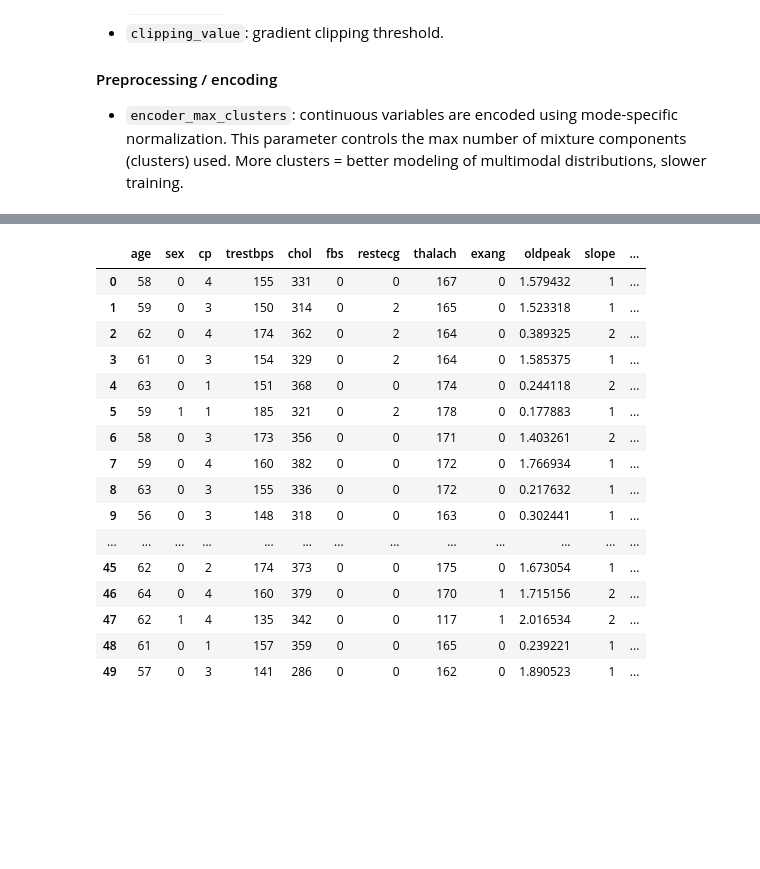
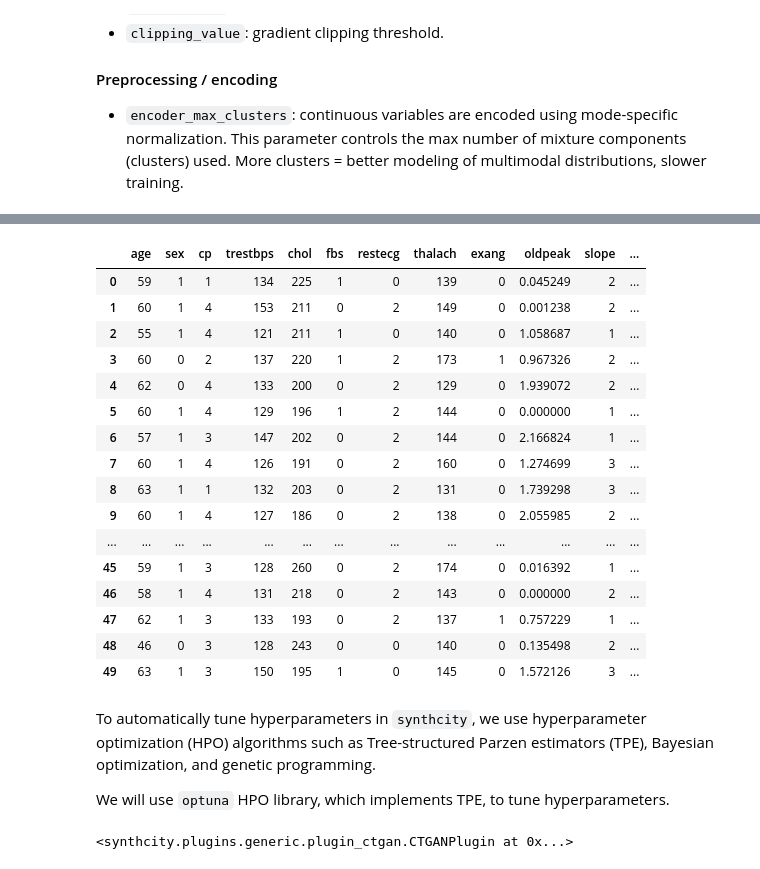
Before and after one commit to georgelepsaya/synth_tab_health_data, a Jupyter notebook: synth_data.ipynb, the cells around one changed output, grey strips where cells are left out. Drawn from its saved outputs; the diff is of its cells as text; code cells hidden in the pictures; blank space fills up the shorter version.

Commit message:
Tuning CTGAN

```diff
--- a/synth_data.ipynb
+++ b/synth_data.ipynb
@@ -277,0 +280,8 @@ Most parameters of the plugin describe architectures or training loop of Generat
+# %%
+import optuna
+from synthcity.utils.optuna_sample import suggest_all
+
+trial = optuna.create_study().ask()
+params = suggest_all(trial, plugin_cls.hyperparameter_space())
+# params["n_iter"] = 100 # speed up
+params
@@ -278,3 +325,12 @@ Most parameters of the plugin describe architectures or training loop of Generat
 # %%
-plugin.fit(X)
+from synthcity.benchmark import Benchmarks
+
+plugin = plugin_cls(**params).fit(train_loader)
+report = Benchmarks.evaluate(
+    [("trial", "ctgan", params)],
+    train_loader, # Benchmarks.evaluate will split out a validation set
+    repeats=1,
+    # metrics={"detection": ["detection_mlp"]} # Delete this to include all metrics
+)
+report["trial"]
 # %% [output]
@@ -281,0 +422,9 @@ plugin.fit(X)
+# %%
+from optuna.visualization import (plot_contour,
+                                  plot_edf,
+                                  plot_optimization_history,
+                                  plot_parallel_coordinate,
+                                  plot_param_importances,
+                                  plot_slice)
+
+plot_optimization_history(study)
@@ -281,0 +468,10 @@ plugin.fit(X)
+# %%
+best_params = study.best_params
+report = Benchmarks.evaluate(
+    [("test", "ctgan", best_params)],
+    train_loader,
+    test_loader,
+    repeats=1,
+    # metrics={"detection": ["detection_mlp", "detection_xgb"]},
+)
+Benchmarks.print(report)
@@ -282,20 +518,28 @@ plugin.fit(X)
 # %%
-plugin.generate(50)
+plugin.generate(50, **best_params)
 # %% [output]
 |  | age | sex | cp | trestbps | chol | fbs | restecg | thalach | exang | oldpeak | slope | ... |
-| 0 | 58 | 0 | 4 | 155 | 331 | 0 | 0 | 167 | 0 | 1.579432 | 1 | ... |
-| 1 | 59 | 0 | 3 | 150 | 314 | 0 | 2 | 165 | 0 | 1.523318 | 1 | ... |
-| 2 | 62 | 0 | 4 | 174 | 362 | 0 | 2 | 164 | 0 | 0.389325 | 2 | ... |
-| 3 | 61 | 0 | 3 | 154 | 329 | 0 | 2 | 164 | 0 | 1.585375 | 1 | ... |
-| 4 | 63 | 0 | 1 | 151 | 368 | 0 | 0 | 174 | 0 | 0.244118 | 2 | ... |
-| 5 | 59 | 1 | 1 | 185 | 321 | 0 | 2 | 178 | 0 | 0.177883 | 1 | ... |
-| 6 | 58 | 0 | 3 | 173 | 356 | 0 | 0 | 171 | 0 | 1.403261 | 2 | ... |
-| 7 | 59 | 0 | 4 | 160 | 382 | 0 | 0 | 172 | 0 | 1.766934 | 1 | ... |
-| 8 | 63 | 0 | 3 | 155 | 336 | 0 | 0 | 172 | 0 | 0.217632 | 1 | ... |
-| 9 | 56 | 0 | 3 | 148 | 318 | 0 | 0 | 163 | 0 | 0.302441 | 1 | ... |
+| 0 | 59 | 1 | 1 | 134 | 225 | 1 | 0 | 139 | 0 | 0.045249 | 2 | ... |
+| 1 | 60 | 1 | 4 | 153 | 211 | 0 | 2 | 149 | 0 | 0.001238 | 2 | ... |
+| 2 | 55 | 1 | 4 | 121 | 211 | 1 | 0 | 140 | 0 | 1.058687 | 1 | ... |
+| 3 | 60 | 0 | 2 | 137 | 220 | 1 | 2 | 173 | 1 | 0.967326 | 2 | ... |
+| 4 | 62 | 0 | 4 | 133 | 200 | 0 | 2 | 129 | 0 | 1.939072 | 2 | ... |
+| 5 | 60 | 1 | 4 | 129 | 196 | 1 | 2 | 144 | 0 | 0.000000 | 1 | ... |
+| 6 | 57 | 1 | 3 | 147 | 202 | 0 | 2 | 144 | 0 | 2.166824 | 1 | ... |
+| 7 | 60 | 1 | 4 | 126 | 191 | 0 | 2 | 160 | 0 | 1.274699 | 3 | ... |
+| 8 | 63 | 1 | 1 | 132 | 203 | 0 | 2 | 131 | 0 | 1.739298 | 3 | ... |
+| 9 | 60 | 1 | 4 | 127 | 186 | 0 | 2 | 138 | 0 | 2.055985 | 2 | ... |
 | ... | ... | ... | ... | ... | ... | ... | ... | ... | ... | ... | ... | ... |
-| 45 | 62 | 0 | 2 | 174 | 373 | 0 | 0 | 175 | 0 | 1.673054 | 1 | ... |
-| 46 | 64 | 0 | 4 | 160 | 379 | 0 | 0 | 170 | 1 | 1.715156 | 2 | ... |
-| 47 | 62 | 1 | 4 | 135 | 342 | 0 | 0 | 117 | 1 | 2.016534 | 2 | ... |
-| 48 | 61 | 0 | 1 | 157 | 359 | 0 | 0 | 165 | 0 | 0.239221 | 1 | ... |
-| 49 | 57 | 0 | 3 | 141 | 286 | 0 | 0 | 162 | 0 | 1.890523 | 1 | ... |
+| 45 | 59 | 1 | 3 | 128 | 260 | 0 | 2 | 174 | 0 | 0.016392 | 1 | ... |
+| 46 | 58 | 1 | 4 | 131 | 218 | 0 | 2 | 143 | 0 | 0.000000 | 2 | ... |
+| 47 | 62 | 1 | 3 | 133 | 193 | 0 | 2 | 137 | 1 | 0.757229 | 1 | ... |
+| 48 | 46 | 0 | 3 | 128 | 243 | 0 | 0 | 140 | 0 | 0.135498 | 2 | ... |
+| 49 | 63 | 1 | 3 | 150 | 195 | 1 | 0 | 145 | 0 | 1.572126 | 3 | ... |
+# %% [markdown]
+To automatically tune hyperparameters in `synthcity`, we use hyperparameter optimization (HPO) algorithms such as Tree-structured Parzen estimators (TPE), Bayesian optimization, and genetic programming.
+
+We will use `optuna` HPO library, which implements TPE, to tune hyperparameters.
+# %%
+plugin
+# %% [output]
+<synthcity.plugins.generic.plugin_ctgan.CTGANPlugin at 0x...>
```
Also changed, not shown: parts of 30 cells of this notebook.
